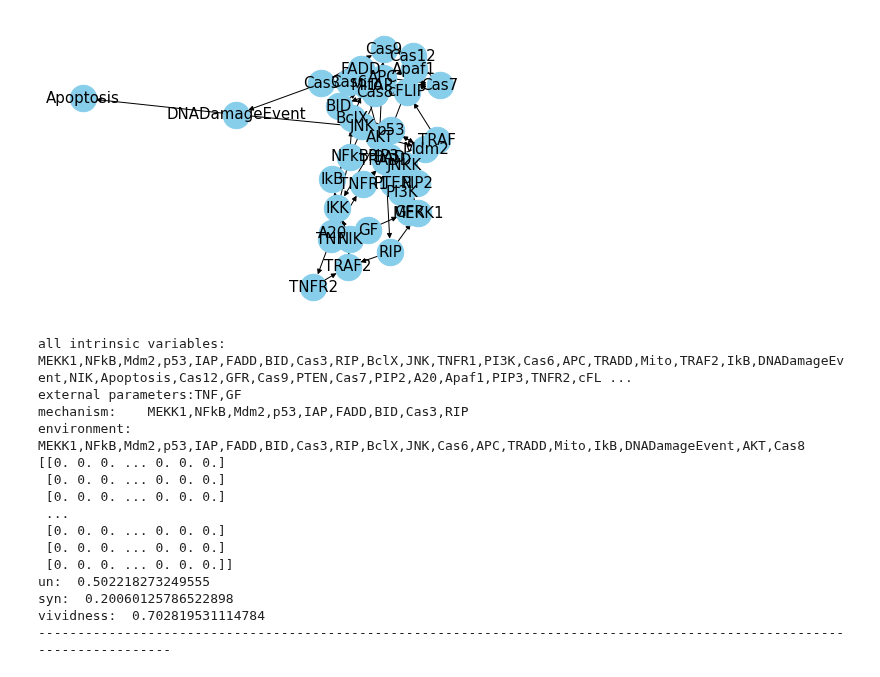
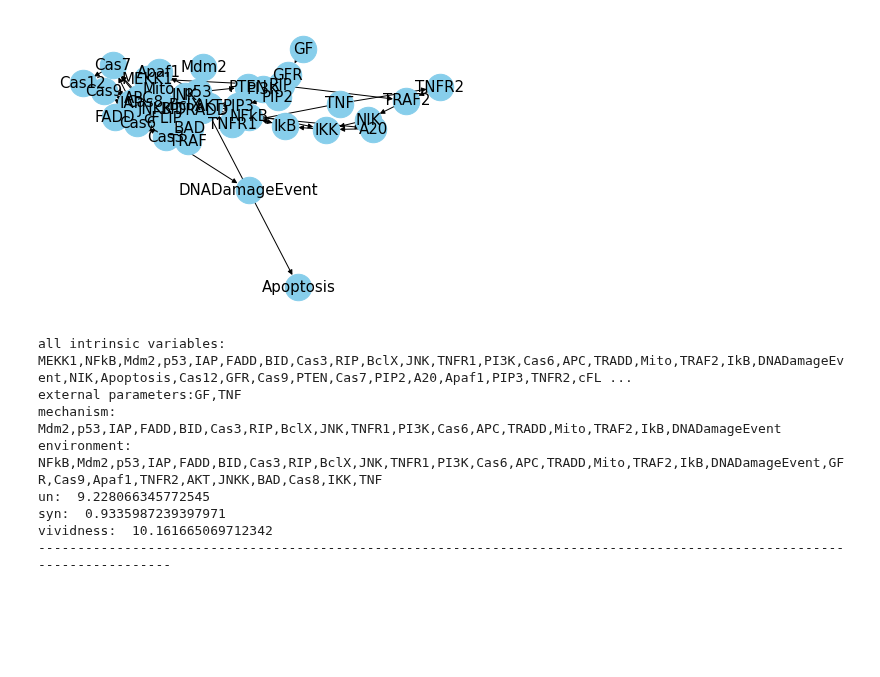
Before and after one commit to Lyn1216/Local-EI-project, a Jupyter notebook: exp/bool_network/grn/grn.ipynb, the cells around one changed output. Saved outputs shown, nothing was run; the diff lists cells and outputs as text; code cells hidden in the pictures; blank space fills up the shorter version.

```diff
--- a/exp/bool_network/grn/grn.ipynb
+++ b/exp/bool_network/grn/grn.ipynb
@@ -28,21 +28,14 @@ vividness:  0.5310044064107188
 ------------------------------------------------------------------------------------------------------------------------
 # %%
-condi_sys = range(9)
-text_bn_graph(textfile = 'cellcollective/Apoptosis Network_19422837.txt', condidate_sys=condi_sys, fill_onenode=True)
+candi_sys = range(2,20)
+text_bn_graph(textfile = 'cellcollective/Apoptosis Network_19422837.txt', candidate_sys=candi_sys, fill_onenode=True)
 # %% [output]
-[figure, old version]
+[figure, new version]
 all intrinsic variables: MEKK1,NFkB,Mdm2,p53,IAP,FADD,BID,Cas3,RIP,BclX,JNK,TNFR1,PI3K,Cas6,APC,TRADD,Mito,TRAF2,IkB,DNADamageEvent,NIK,Apoptosis,Cas12,GFR,Cas9,PTEN,Cas7,PIP2,A20,Apaf1,PIP3,TNFR2,cFL ...
-external parameters:TNF,GF
-mechanism:    MEKK1,NFkB,Mdm2,p53,IAP,FADD,BID,Cas3,RIP
-environment:    MEKK1,NFkB,Mdm2,p53,IAP,FADD,BID,Cas3,RIP,BclX,JNK,Cas6,APC,TRADD,Mito,IkB,DNADamageEvent,AKT,Cas8
-[[0. 0. 0. ... 0. 0. 0.]
- [0. 0. 0. ... 0. 0. 0.]
- [0. 0. 0. ... 0. 0. 0.]
- ...
- [0. 0. 0. ... 0. 0. 0.]
- [0. 0. 0. ... 0. 0. 0.]
- [0. 0. 0. ... 0. 0. 0.]]
-un:  0.502218273249555
-syn:  0.20060125786522898
-vividness:  0.702819531114784
+external parameters:GF,TNF
+mechanism:    Mdm2,p53,IAP,FADD,BID,Cas3,RIP,BclX,JNK,TNFR1,PI3K,Cas6,APC,TRADD,Mito,TRAF2,IkB,DNADamageEvent
+environment:    NFkB,Mdm2,p53,IAP,FADD,BID,Cas3,RIP,BclX,JNK,TNFR1,PI3K,Cas6,APC,TRADD,Mito,TRAF2,IkB,DNADamageEvent,GFR,Cas9,Apaf1,TNFR2,AKT,JNKK,BAD,Cas8,IKK,TNF
+un:  9.228066345772545
+syn:  0.9335987239397971
+vividness:  10.161665069712342
 ------------------------------------------------------------------------------------------------------------------------
```
Also changed, not shown: parts of 1 cell of this notebook, 2 other files.
